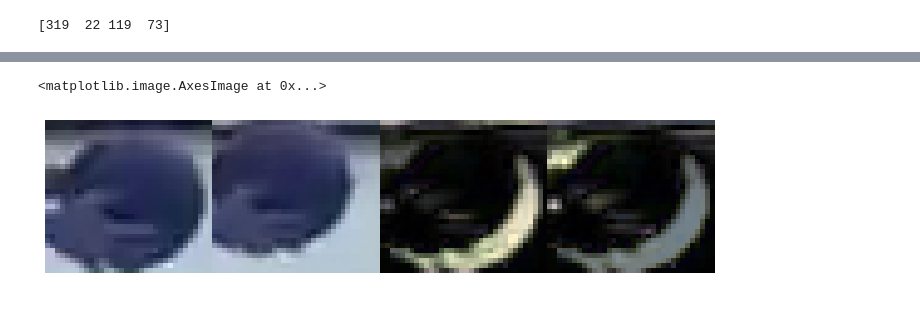
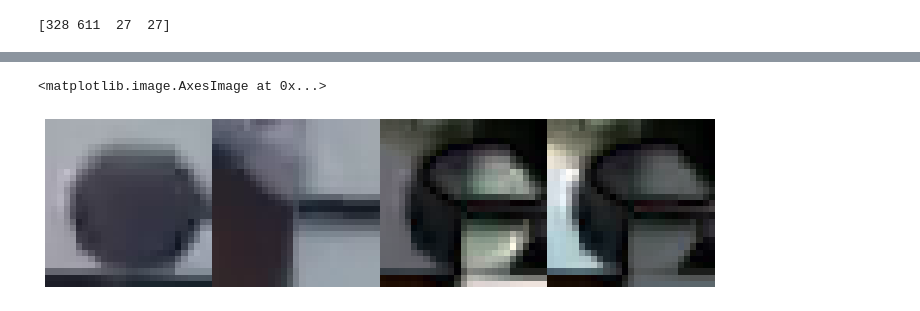
Before and after one commit to adriankucharski/AOC, a Jupyter notebook: main.ipynb, the cells around one changed output, grey strips where cells are left out. Cells and saved outputs as stored; diff of their text form; code cells hidden in the pictures.

```diff
--- a/main.ipynb
+++ b/main.ipynb
@@ -10,10 +10,10 @@ from main import *
 %reload_ext main
 
 scale = 1
-stride = 3
+stride = 2
 margin = 30
 
-video = cv2.VideoCapture("videos/bee_240.mp4")
+video = cv2.VideoCapture("videos/basketball_3.mp4")
 
 _, first_frame = video.read()
 first_frame = preprocess_frame(first_frame, scale=scale)
@@ -29,18 +29,18 @@ if False:
 # selected_box = (325, 196, 40, 35) bilard
 selected_box = np.asarray([319, 22, 141 - 22, 392 - 319])
 # selected_box = np.asarray([434, 330, 364 - 330, 465 - 434])
-
+selected_box = np.asarray([328, 611, 355 - 328, 638 - 611]) # basketball_3
 print(selected_box)
 
 tracker = ObjectTracker(first_frame, selected_box,
                         stride=stride, margin=margin,
-                        coords_mem_size=4,
-                        sigma=1.25,
-                        first_last_ratio=[0.5, 1.0],
+                        coords_mem_size=1,
+                        sigma=2,
+                        first_last_ratio=[0.5, 0.5],
                         weights_coef=3.0)
 show_tracking_animation(video, tracker, scale=scale, thickness=3, save_path=None, fps=30)
 # %% [output]
-[319  22 119  73]
+[328 611  27  27]
 # %%
 from matplotlib import pyplot as plt
 import numpy as np
@@ -57,9 +57,9 @@ def to_slice(box: Tuple[int,int,int,int]) -> np.s_:
     return np.s_[y:y+h, x:x+w]
 
 selected_box = np.asarray([434, 330, 364 - 330, 465 - 434])
+selected_box = np.asarray([328, 611, 355 - 328, 638 - 611]) # basketball_3
 
-
-video = cv2.VideoCapture("videos/basketball_1_240.mp4")
+video = cv2.VideoCapture("videos/basketball_3.mp4")
 _, first_frame = video.read()
 for _ in range(24):
     _, next_frame = video.read()
@@ -93,5 +93,5 @@ Elapsed time is 0.000658 seconds.
 <matplotlib.image.AxesImage at 0x...>
-[figure, old version]
+[figure, new version]
 # %%
 import numpy as np
 import cv2 as cv2
```
Also changed, not shown: parts of 5 cells of this notebook, 1 other file.
